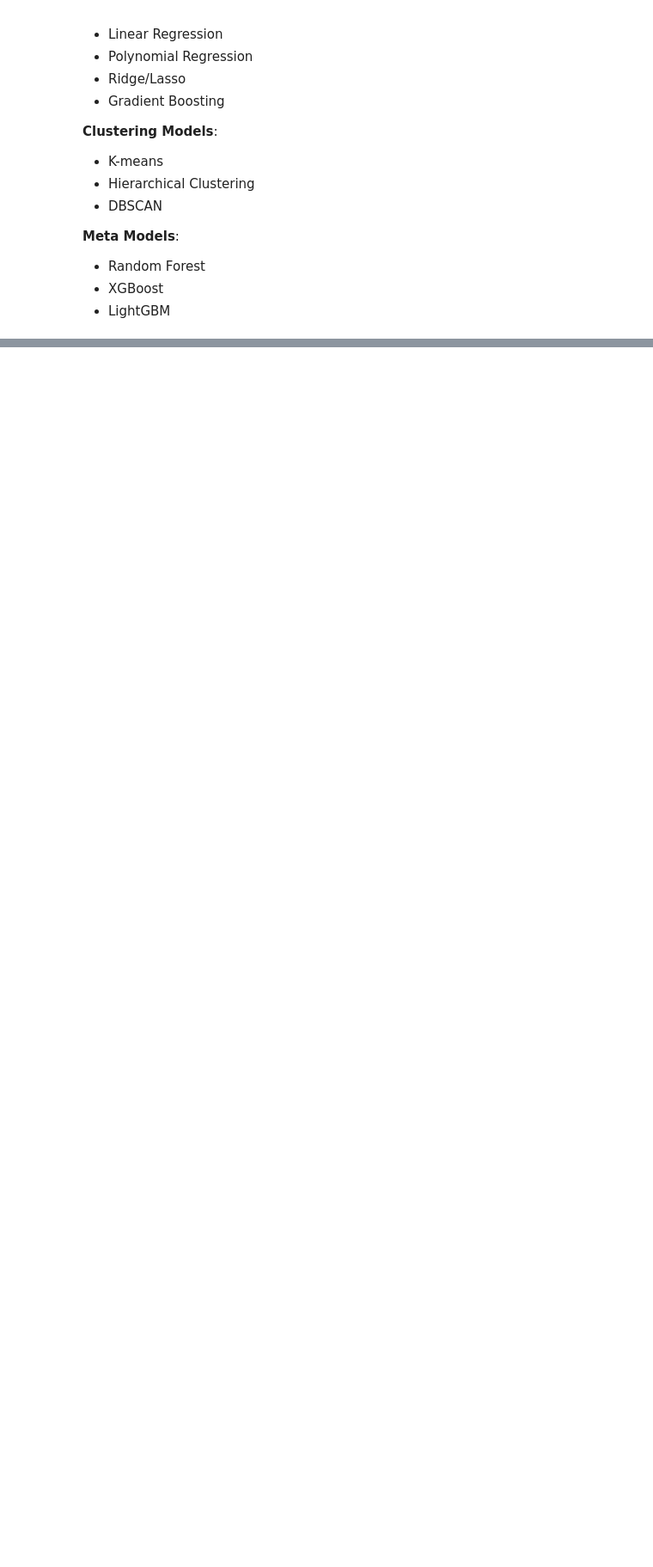
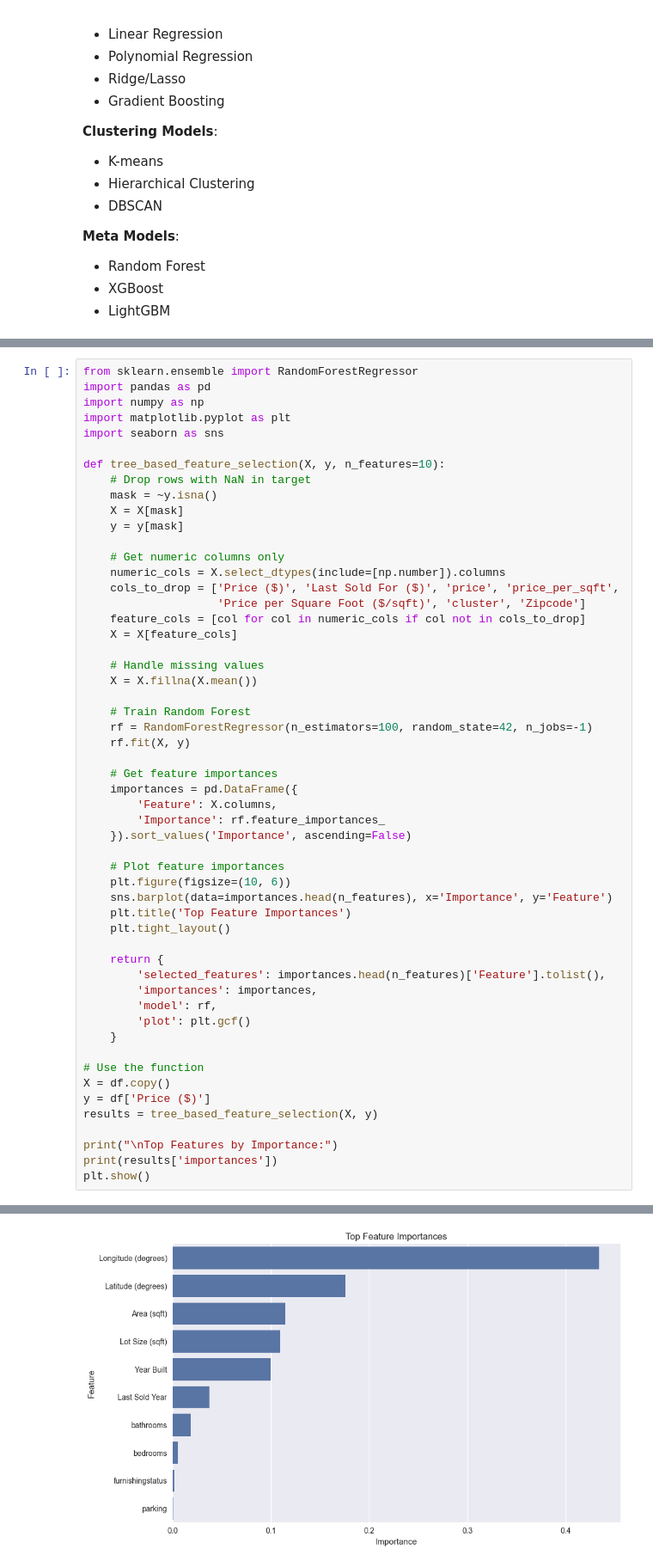
Before and after one commit to CSY2082-2425/assignment-1-ryantigi254, a Jupyter notebook: main_assginment.ipynb, the cells around one changed output, grey strips where cells are left out. Shown at 86% size. Saved outputs shown, nothing was run; the diff lists cells and outputs as text; blank space fills up the shorter version.

```diff
--- a/main_assginment.ipynb
+++ b/main_assginment.ipynb
@@ -367,0 +705,55 @@ This strategy ensures we meet all assignment requirements while implementing a m
+# %%
+from sklearn.ensemble import RandomForestRegressor
+import pandas as pd
+import numpy as np
+import matplotlib.pyplot as plt
+import seaborn as sns
+
+def tree_based_feature_selection(X, y, n_features=10):
+    # Drop rows with NaN in target
+    mask = ~y.isna()
+    X = X[mask]
+    y = y[mask]
+
+    # Get numeric columns only
+    numeric_cols = X.select_dtypes(include=[np.number]).columns
+    cols_to_drop = ['Price ($)', 'Last Sold For ($)', 'price', 'price_per_sqft',
+                    'Price per Square Foot ($/sqft)', 'cluster', 'Zipcode']
+    feature_cols = [col for col in numeric_cols if col not in cols_to_drop]
+    X = X[feature_cols]
+
+    # Handle missing values
+    X = X.fillna(X.mean())
+
+    # Train Random Forest
+    rf = RandomForestRegressor(n_estimators=100, random_state=42, n_jobs=-1)
+    rf.fit(X, y)
+
+    # Get feature importances
+    importances = pd.DataFrame({
+        'Feature': X.columns,
+        'Importance': rf.feature_importances_
+    }).sort_values('Importance', ascending=False)
+
+    # Plot feature importances
+    plt.figure(figsize=(10, 6))
+    sns.barplot(data=importances.head(n_features), x='Importance', y='Feature')
+    plt.title('Top Feature Importances')
+    plt.tight_layout()
+
+    return {
+        'selected_features': importances.head(n_features)['Feature'].tolist(),
+        'importances': importances,
+        'model': rf,
+        'plot': plt.gcf()
+    }
+
+# Use the function
+X = df.copy()
+y = df['Price ($)']
+results = tree_based_feature_selection(X, y)
+
+print("\nTop Features by Importance:")
+print(results['importances'])
+plt.show()
+# %% [output]
@@ -367,0 +773 @@ This strategy ensures we meet all assignment requirements while implementing a m
+[figure, added]
```
Also changed, not shown: parts of 25 cells of this notebook, 3 other files.
